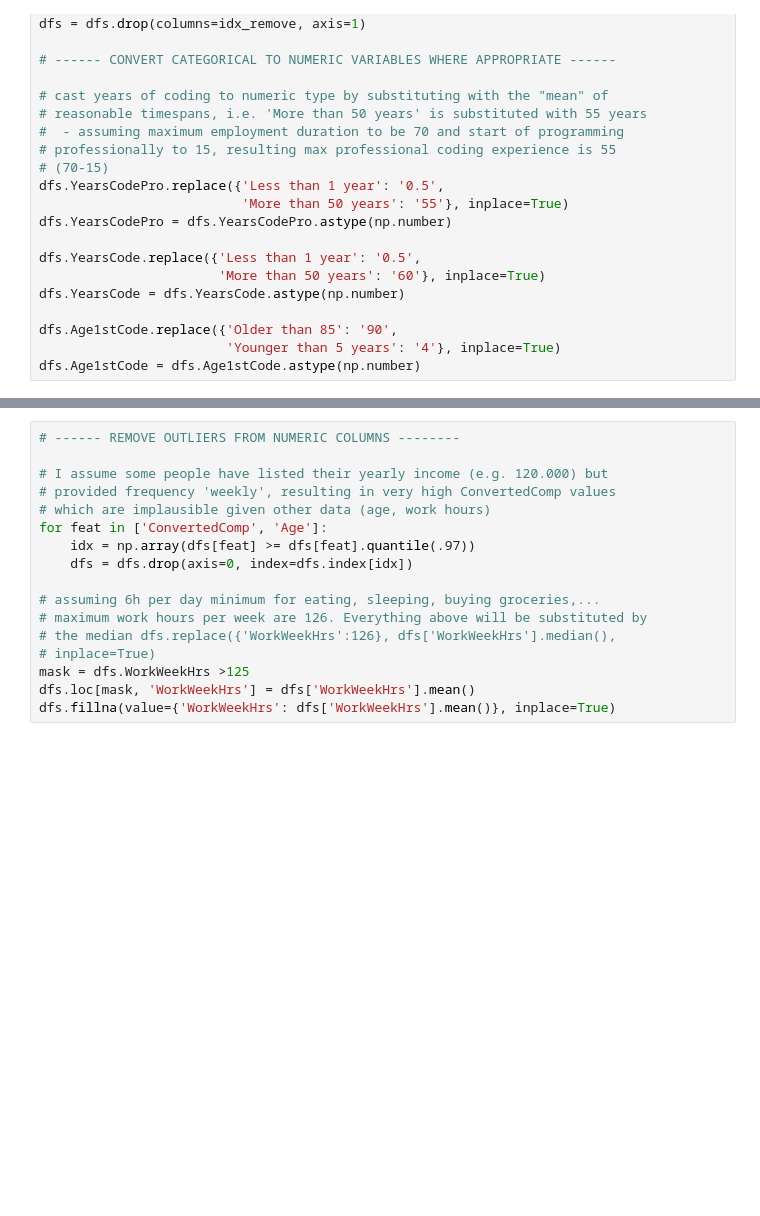
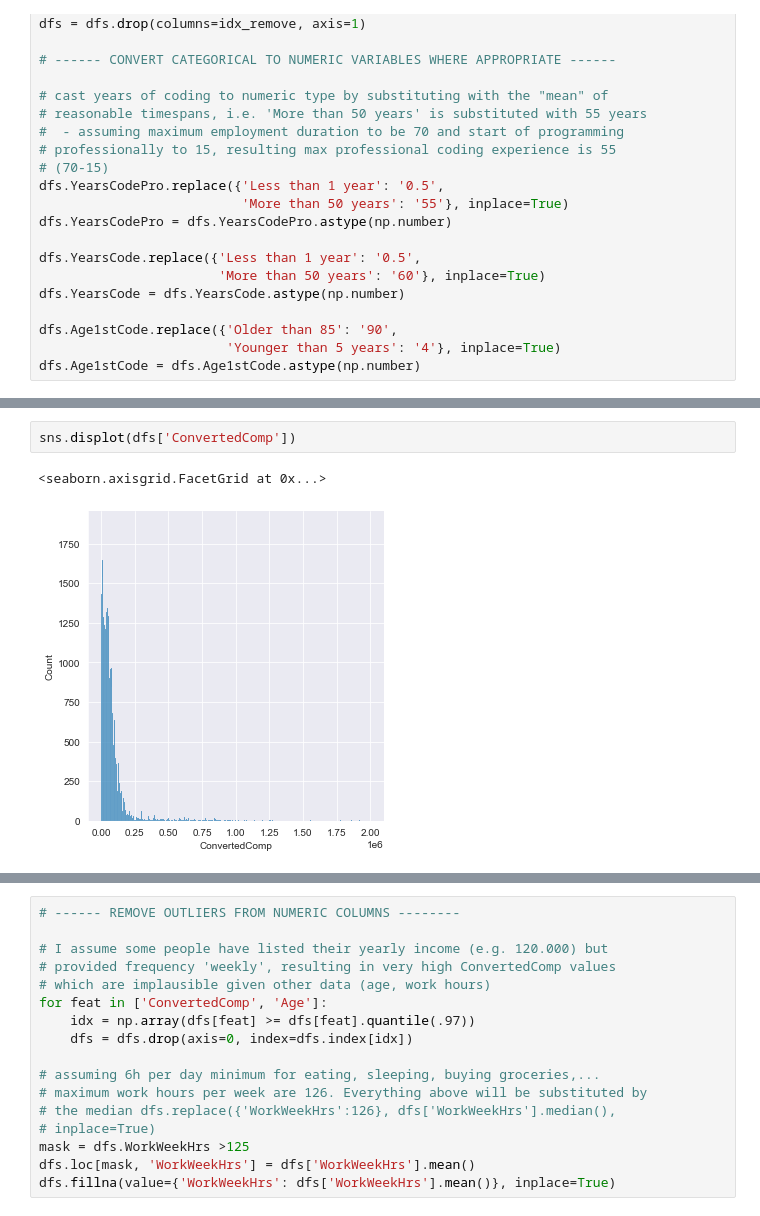
Before and after one commit to Mlleallemand/DS_Blogpost, a Jupyter notebook: ExploringData.ipynb, the cells around one changed output, grey strips where cells are left out. Cells and saved outputs as stored; diff of their text form; blank space fills up the shorter version.

```diff
--- a/ExploringData.ipynb
+++ b/ExploringData.ipynb
@@ -91,0 +106,5 @@ dfs.Age1stCode = dfs.Age1stCode.astype(np.number)
+# %%
+sns.displot(dfs['ConvertedComp'])
+# %% [output]
+<seaborn.axisgrid.FacetGrid at 0x...>
+[figure, added]
```
Also changed, not shown: parts of 94 cells of this notebook, 1 other file.
